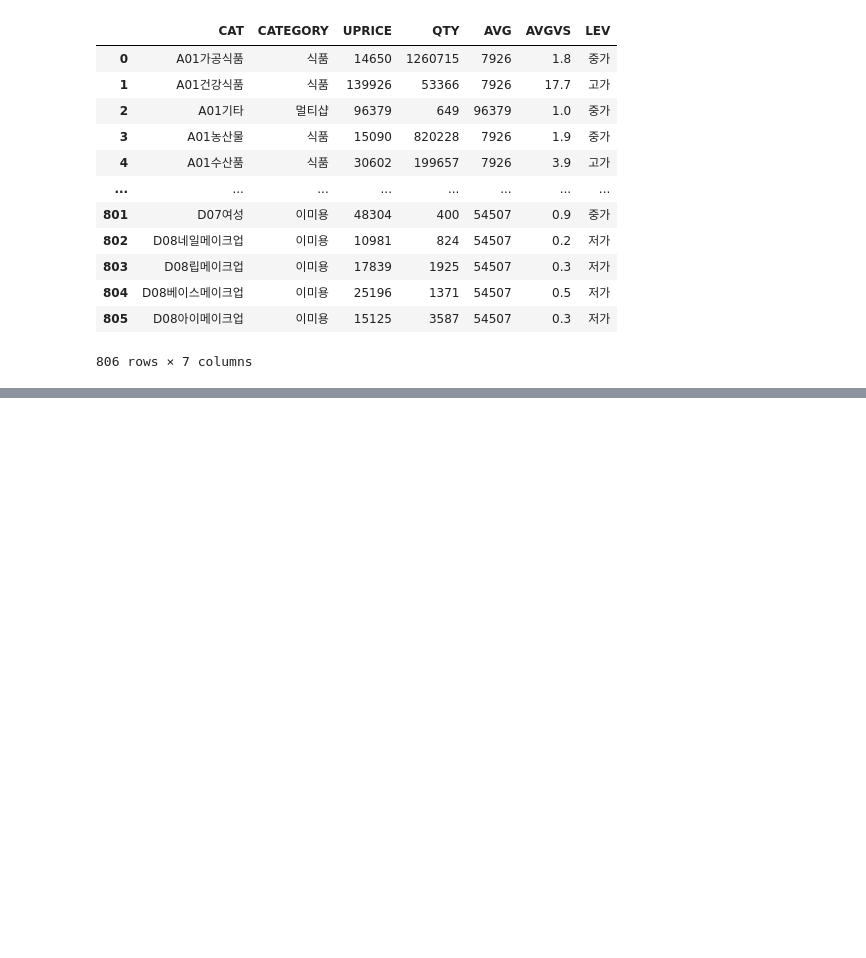
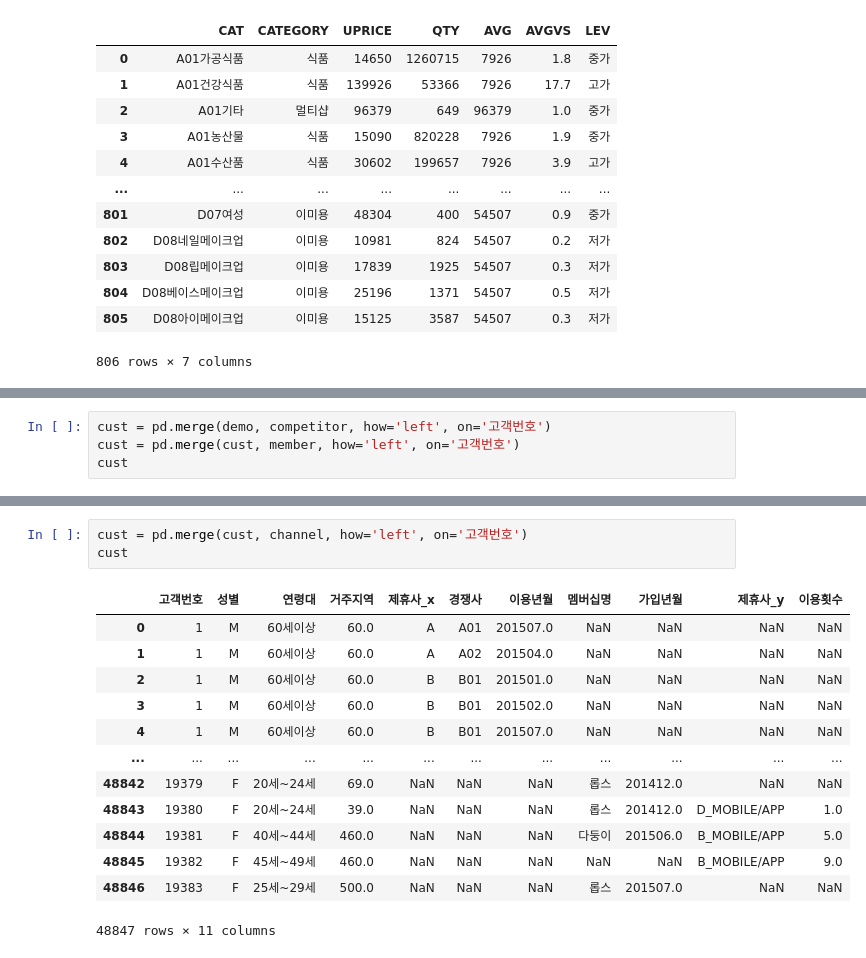
Before and after one commit to PKLH/cakd_LP, a Jupyter notebook: WorkSpace/Han/EDA.ipynb, the cells around one changed output, grey strips where cells are left out. Drawn from its saved outputs; the diff is of its cells as text; blank space fills up the shorter version.

```diff
--- a/WorkSpace/Han/EDA.ipynb
+++ b/WorkSpace/Han/EDA.ipynb
@@ -941,0 +941,4 @@ purprd_prodcl_inner[purprd_prodcl_inner.소분류명=='사이다']
+# %%
+cust = pd.merge(demo, competitor, how='left', on='고객번호')
+cust = pd.merge(cust, member, how='left', on='고객번호')
+cust
@@ -941,0 +959,17 @@ purprd_prodcl_inner[purprd_prodcl_inner.소분류명=='사이다']
+# %%
+cust = pd.merge(cust, channel, how='left', on='고객번호')
+cust
+# %% [output]
+|  | 고객번호 | 성별 | 연령대 | 거주지역 | 제휴사_x | 경쟁사 | 이용년월 | 멤버십명 | 가입년월 | 제휴사_y | 이용횟수 |
+| 0 | 1 | M | 60세이상 | 60.0 | A | A01 | 201507.0 | NaN | NaN | NaN | NaN |
+| 1 | 1 | M | 60세이상 | 60.0 | A | A02 | 201504.0 | NaN | NaN | NaN | NaN |
+| 2 | 1 | M | 60세이상 | 60.0 | B | B01 | 201501.0 | NaN | NaN | NaN | NaN |
+| 3 | 1 | M | 60세이상 | 60.0 | B | B01 | 201502.0 | NaN | NaN | NaN | NaN |
+| 4 | 1 | M | 60세이상 | 60.0 | B | B01 | 201507.0 | NaN | NaN | NaN | NaN |
+| ... | ... | ... | ... | ... | ... | ... | ... | ... | ... | ... | ... |
+| 48842 | 19379 | F | 20세~24세 | 69.0 | NaN | NaN | NaN | 롭스 | 201412.0 | NaN | NaN |
+| 48843 | 19380 | F | 20세~24세 | 39.0 | NaN | NaN | NaN | 롭스 | 201412.0 | D_MOBILE/APP | 1.0 |
+| 48844 | 19381 | F | 40세~44세 | 460.0 | NaN | NaN | NaN | 다둥이 | 201506.0 | B_MOBILE/APP | 5.0 |
+| 48845 | 19382 | F | 45세~49세 | 460.0 | NaN | NaN | NaN | NaN | NaN | B_MOBILE/APP | 9.0 |
+| 48846 | 19383 | F | 25세~29세 | 500.0 | NaN | NaN | NaN | 롭스 | 201507.0 | NaN | NaN |
+48847 rows × 11 columns
```
Also changed, not shown: parts of 17 cells of this notebook.
